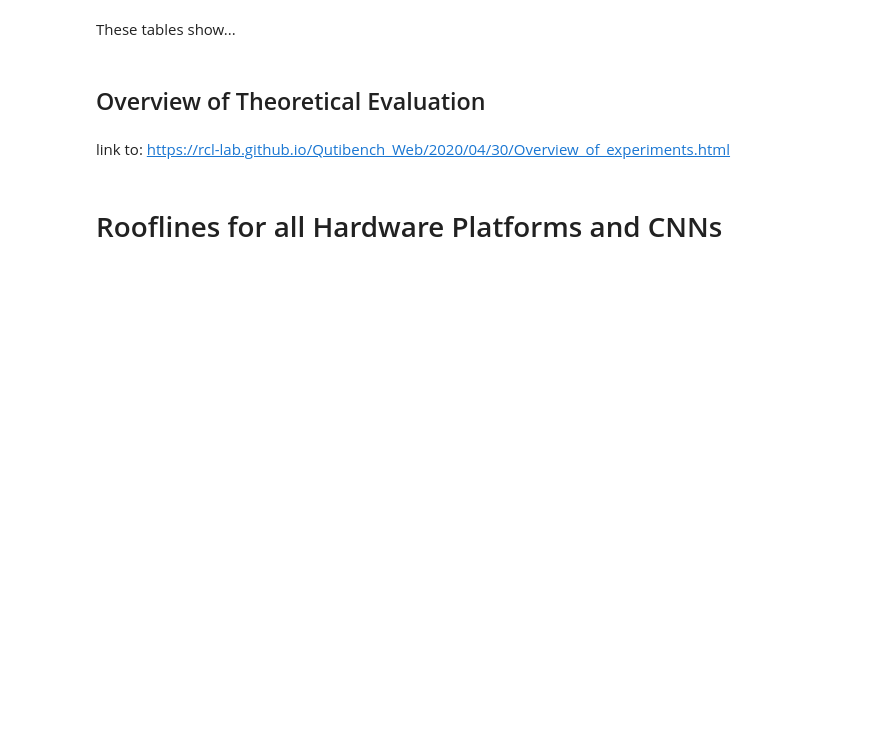
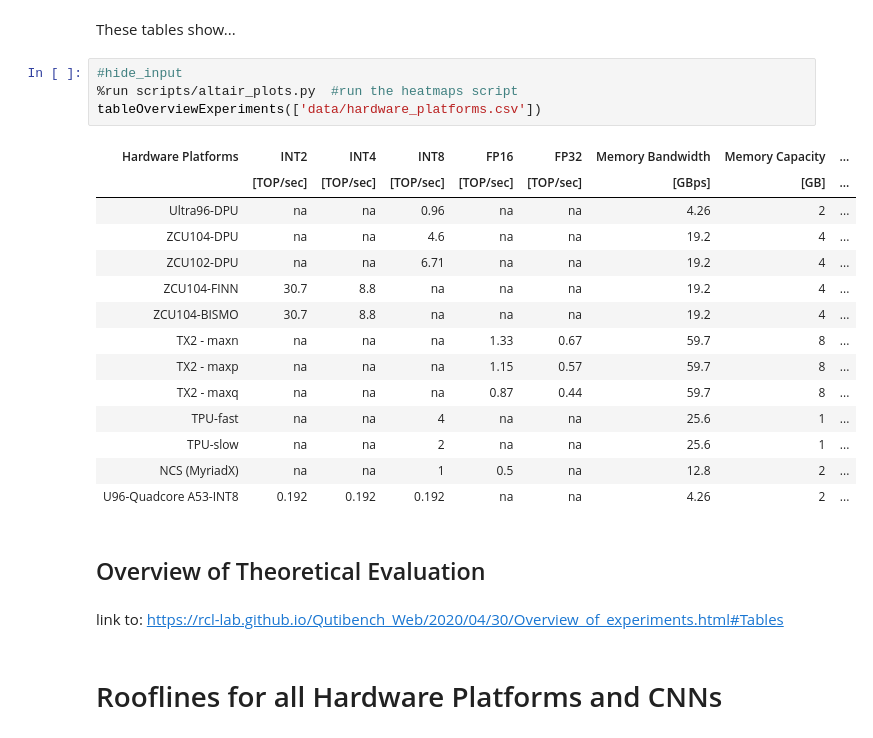
Before and after one commit to RCL-lab/QutibenchWeb, a Jupyter notebook: _notebooks/2020-04-02-Theoretical_Analysis.ipynb, the cells around one changed output. Cells and saved outputs as stored; diff of their text form; blank space fills up the shorter version.

```diff
--- a/_notebooks/2020-04-02-Theoretical_Analysis.ipynb
+++ b/_notebooks/2020-04-02-Theoretical_Analysis.ipynb
@@ -27,10 +81,29 @@ These tables show...
 ## Tables for Platforms
 # %% [markdown]
 These tables show...
+# %%
+#hide_input
+%run scripts/altair_plots.py  #run the heatmaps script
+tableOverviewExperiments(['data/hardware_platforms.csv'])
+# %% [output]
+| Hardware Platforms | INT2 | INT4 | INT8 | FP16 | FP32 | Memory Bandwidth | Memory Capacity | ... |
+|  | [TOP/sec] | [TOP/sec] | [TOP/sec] | [TOP/sec] | [TOP/sec] | [GBps] | [GB] | ... |
+| Ultra96-DPU | na | na | 0.96 | na | na | 4.26 | 2 | ... |
+| ZCU104-DPU | na | na | 4.6 | na | na | 19.2 | 4 | ... |
+| ZCU102-DPU | na | na | 6.71 | na | na | 19.2 | 4 | ... |
+| ZCU104-FINN | 30.7 | 8.8 | na | na | na | 19.2 | 4 | ... |
+| ZCU104-BISMO | 30.7 | 8.8 | na | na | na | 19.2 | 4 | ... |
+| TX2 - maxn | na | na | na | 1.33 | 0.67 | 59.7 | 8 | ... |
+| TX2 - maxp | na | na | na | 1.15 | 0.57 | 59.7 | 8 | ... |
+| TX2 - maxq | na | na | na | 0.87 | 0.44 | 59.7 | 8 | ... |
+| TPU-fast | na | na | 4 | na | na | 25.6 | 1 | ... |
+| TPU-slow | na | na | 2 | na | na | 25.6 | 1 | ... |
+| NCS (MyriadX) | na | na | 1 | 0.5 | na | 12.8 | 2 | ... |
+| U96-Quadcore A53-INT8 | 0.192 | 0.192 | 0.192 | na | na | 4.26 | 2 | ... |
 # %% [markdown]
 ## Overview of Theoretical Evaluation
 # %% [markdown]
-link to: https://rcl-lab.github.io/Qutibench_Web/2020/04/30/Overview_of_experiments.html
+link to: https://rcl-lab.github.io/Qutibench_Web/2020/04/30/Overview_of_experiments.html#Tables
 # %% [markdown]
 # Rooflines for all Hardware Platforms and CNNs
 # %% [markdown]
```
Also changed, not shown: parts of 7 cells of this notebook.
